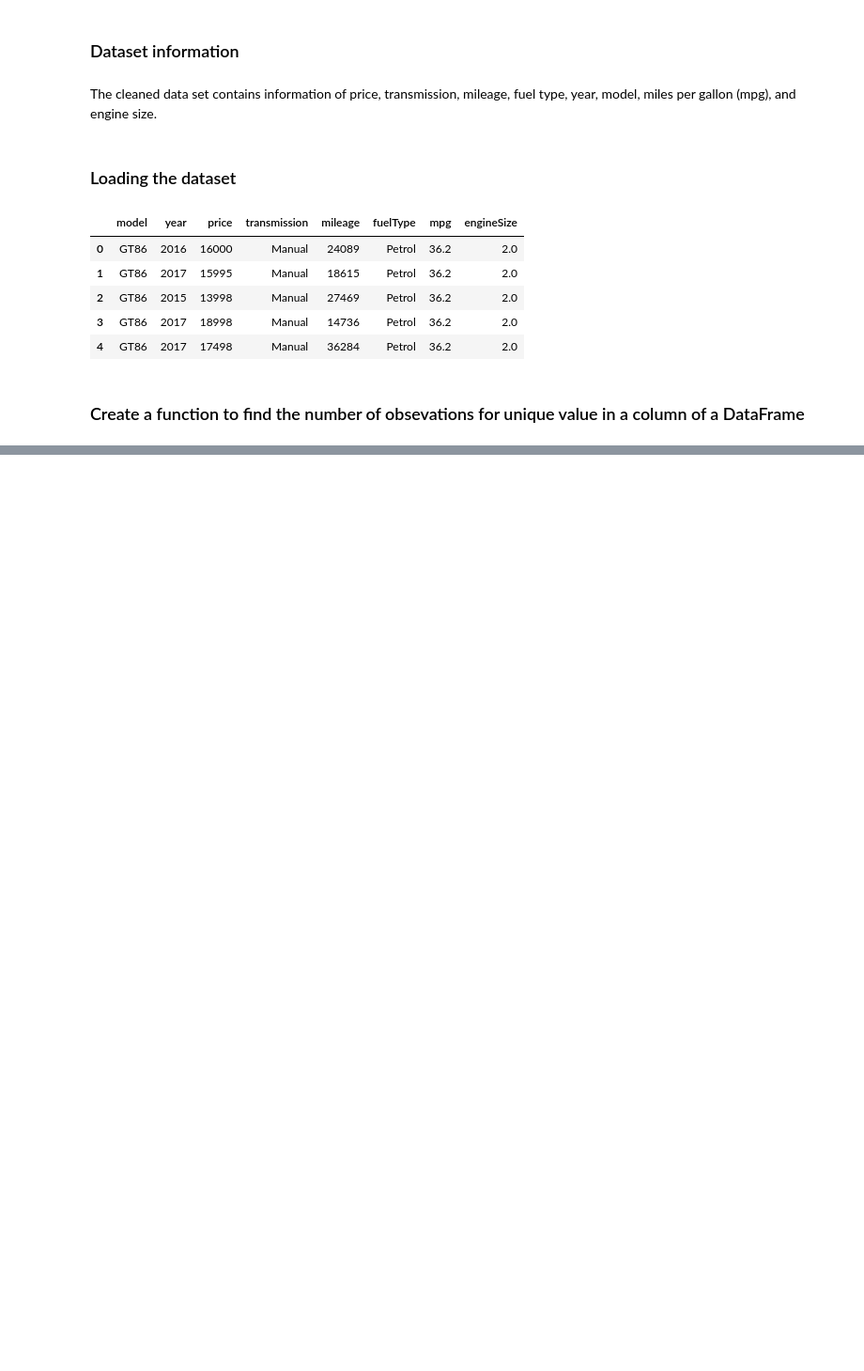
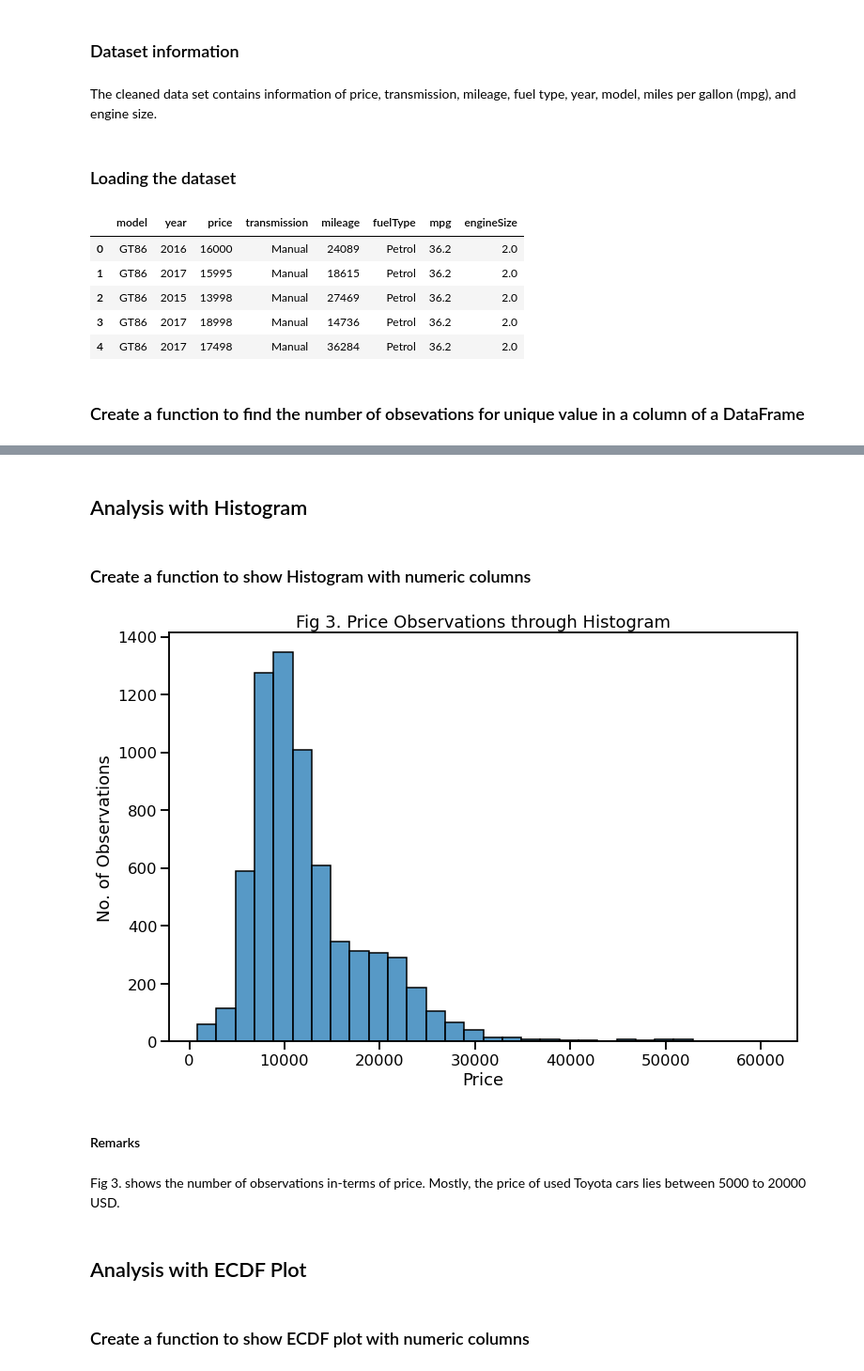
Before and after one commit to AsifSalman/Toyota_used_car_analysis, a Jupyter notebook: Toyota_used_car_EDA.ipynb, the cells around one changed output, grey strips where cells are left out. Shown at 94% size. Drawn from its saved outputs; the diff is of its cells as text; code cells hidden in the pictures; blank space fills up the shorter version.

```diff
--- a/Toyota_used_car_EDA.ipynb
+++ b/Toyota_used_car_EDA.ipynb
@@ -108,6 +41,0 @@ plt.tight_layout()
-# %%
-def histogram(data, x_col, binwidth, xticks, rotation):
-    sns.histplot(x=x_col, binwidth= binwidth, data=data)
-
-    plt.yticks(np.arange(0, 3100,1000))
-    plt.xticks(xticks, rotation=rotation)
@@ -145,0 +147,25 @@ plt.show()
+# %% [markdown]
+## Analysis with Histogram
+# %% [markdown]
+### Create a function to show Histogram with numeric columns
+# %%
+def histogram(data, x_col, binwidth):
+    sns.histplot(x=x_col, binwidth= binwidth, data=data)
+# %%
+sns.set_context("talk")
+plt.figure(figsize=(12,8))
+histogram(df, 'price', 2000)
+plt.xlabel('Price')
+plt.ylabel('No. of Observations')
+plt.title("Fig 3. Price Observations through Histogram")
+plt.show()
+# %% [output]
+[figure, added]
+# %% [markdown]
+#### Remarks
+# %% [markdown]
+Fig 3. shows the number of observations in-terms of price. Mostly, the price of used Toyota cars lies between 5000 to 20000 USD.
+# %% [markdown]
+## Analysis with ECDF Plot
+# %% [markdown]
+### Create a function to show ECDF plot with numeric columns
```
Also changed, not shown: parts of 52 cells of this notebook.
